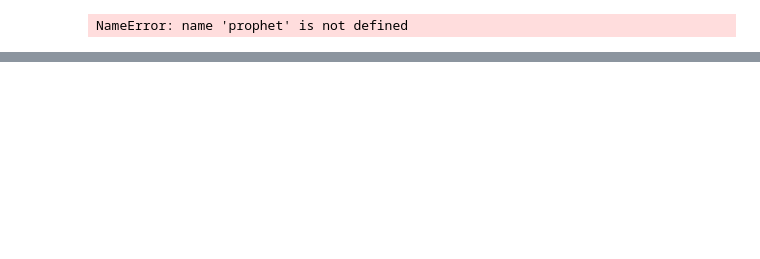
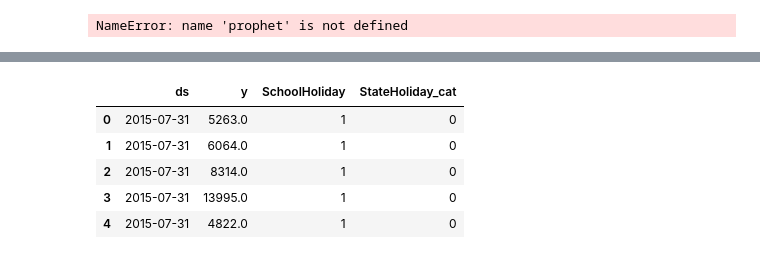
Before and after one commit to ireneyang0000/Machine_Learning, a Jupyter notebook: Kaggle_Rossmann_Store_Sales_Forecasting/Kaggle_Rossmann_Store_Sales_Forecasting.ipynb, the cells around one changed output, grey strips where cells are left out. Cells and saved outputs as stored; diff of their text form; code cells hidden in the pictures; blank space fills up the shorter version.

```diff
--- a/Kaggle_Rossmann_Store_Sales_Forecasting/Kaggle_Rossmann_Store_Sales_Forecasting.ipynb
+++ b/Kaggle_Rossmann_Store_Sales_Forecasting/Kaggle_Rossmann_Store_Sales_Forecasting.ipynb
@@ -589,0 +605,14 @@ NameError: name 'prophet' is not defined
+# %%
+# Encoding state holiday categorical variable
+train_prophet["StateHoliday_cat"] = train_prophet["StateHoliday"].map({0:0, "0": 0, "a": 1, "b": 1, "c": 1})
+# %%
+# Choosing only required cols
+train_prophet = train_prophet[['ds', 'y', 'SchoolHoliday', 'StateHoliday_cat']]
+train_prophet.head()
+# %% [output]
+|  | ds | y | SchoolHoliday | StateHoliday_cat |
+| 0 | 2015-07-31 | 5263.0 | 1 | 0 |
+| 1 | 2015-07-31 | 6064.0 | 1 | 0 |
+| 2 | 2015-07-31 | 8314.0 | 1 | 0 |
+| 3 | 2015-07-31 | 13995.0 | 1 | 0 |
+| 4 | 2015-07-31 | 4822.0 | 1 | 0 |
```
Also changed, not shown: parts of 28 cells of this notebook.
